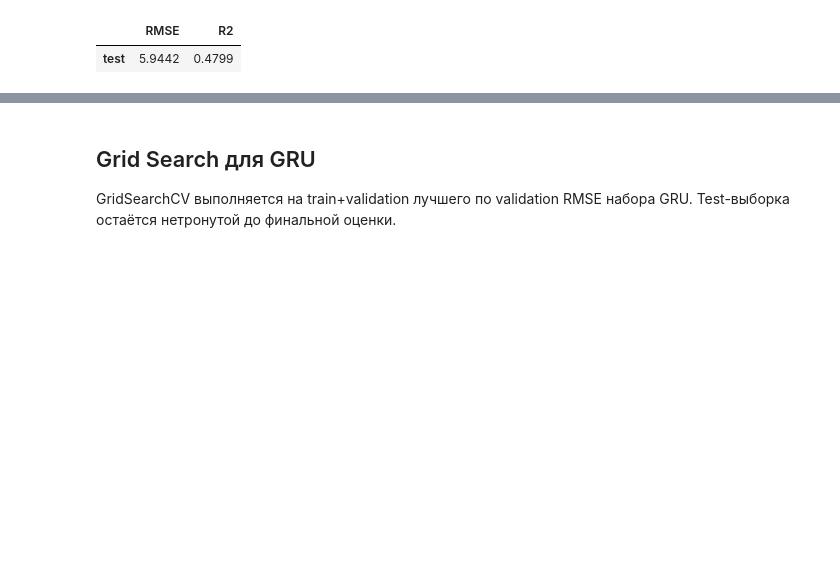
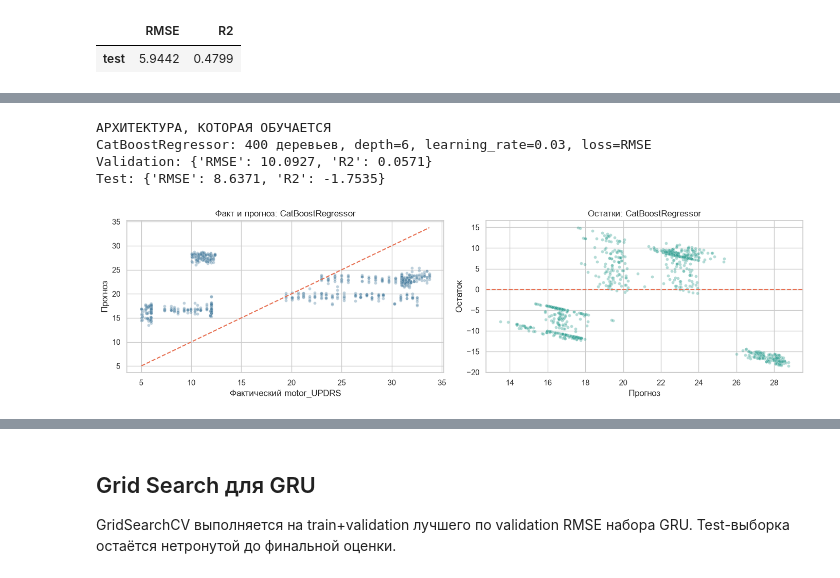
Before and after one commit to imnoname/intelligent-data-analysis-ml, a Jupyter notebook: lr1/lr1_variant6_parkinsons_regression.ipynb, the cells around one changed output, grey strips where cells are left out. Cells and saved outputs as stored; diff of their text form; code cells hidden in the pictures; blank space fills up the shorter version.

```diff
--- a/lr1/lr1_variant6_parkinsons_regression.ipynb
+++ b/lr1/lr1_variant6_parkinsons_regression.ipynb
@@ -1016,0 +1131,32 @@ else:
+# %%
+# CatBoostRegressor — градиентный бустинг над деревьями
+if CATBOOST_AVAILABLE:
+    print("АРХИТЕКТУРА, КОТОРАЯ ОБУЧАЕТСЯ")
+    print("CatBoostRegressor: 400 деревьев, depth=6, learning_rate=0.03, loss=RMSE")
+    catboost_model = CatBoostRegressor(
+        iterations=400, depth=6, learning_rate=0.03, loss_function="RMSE",
+        random_seed=SEED, l2_leaf_reg=3.0, verbose=False,
+        allow_writing_files=False
+    )
+    catboost_model.fit(X_class_train, y_class_train, eval_set=(X_class_val, y_class_val),
+                       use_best_model=True, verbose=False)
+    cat_val_pred = catboost_model.predict(X_class_val)
+    cat_test_pred = catboost_model.predict(X_class_test)
+    cat_val_metrics = regression_metrics(y_class_val, cat_val_pred)
+    cat_test_metrics = regression_metrics(y_class_test, cat_test_pred)
+    print("Validation:", {k: round(v, 4) for k, v in cat_val_metrics.items()})
+    print("Test:", {k: round(v, 4) for k, v in cat_test_metrics.items()})
+    classical_results.append({"model": "CatBoostRegressor", "split": "patient-level", "scaling": "не требуется",
+                              "val_RMSE": cat_val_metrics["RMSE"], "val_R2": cat_val_metrics["R2"],
+                              "test_RMSE": cat_test_metrics["RMSE"], "test_R2": cat_test_metrics["R2"]})
+    classical_predictions["CatBoostRegressor"] = (cat_val_pred, cat_test_pred)
+    plot_prediction_metrics(y_class_val.values, cat_val_pred, "CatBoostRegressor")
+else:
+    catboost_model = None
+    print("CatBoost пропущен: установите пакет catboost и перезапустите эту ячейку.")
+# %% [output]
+АРХИТЕКТУРА, КОТОРАЯ ОБУЧАЕТСЯ
+CatBoostRegressor: 400 деревьев, depth=6, learning_rate=0.03, loss=RMSE
+Validation: {'RMSE': 10.0927, 'R2': 0.0571}
+Test: {'RMSE': 8.6371, 'R2': -1.7535}
+[figure, added]
```
Also changed, not shown: parts of 7 cells of this notebook, 1 other file.
